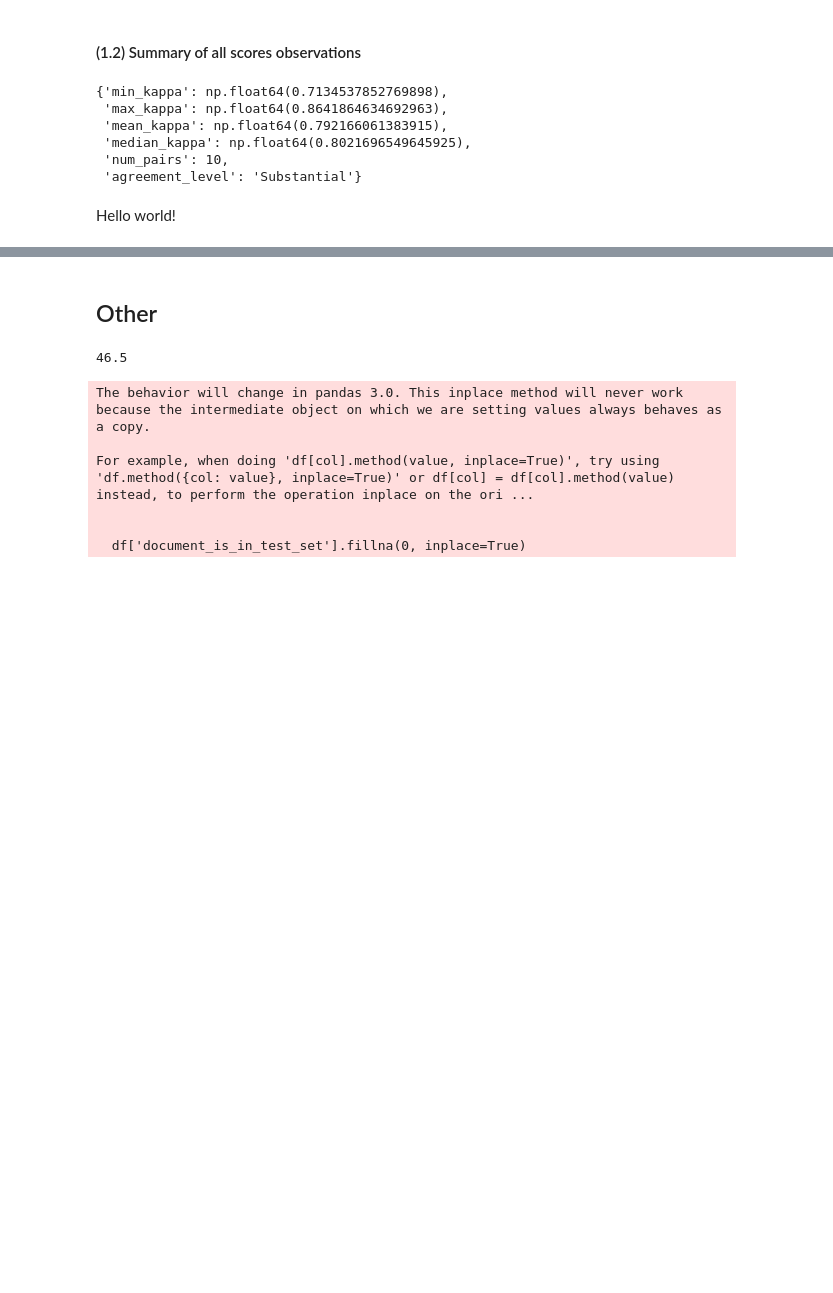
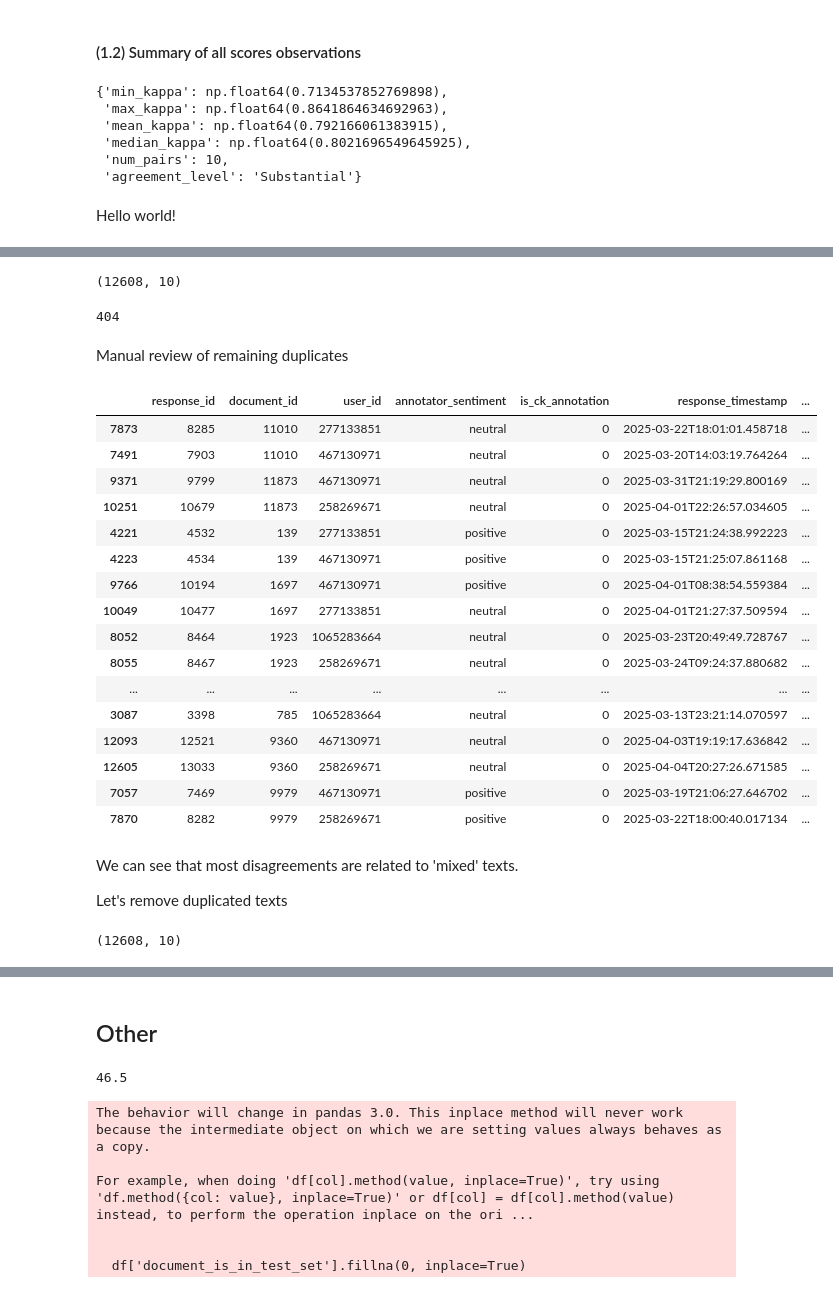
Before and after one commit to ShynkarovUCU/UASocialSentiment, a Jupyter notebook: Final dataset preparation.ipynb, the cells around one changed output, grey strips where cells are left out. Saved outputs shown, nothing was run; the diff lists cells and outputs as text; code cells hidden in the pictures; blank space fills up the shorter version.

```diff
--- a/Final dataset preparation.ipynb
+++ b/Final dataset preparation.ipynb
@@ -274,0 +369,4 @@ Hello world!
+# %%
+filter_array = df.loc[(df['unique_document_id'].isin(documents_cnt['unique_document_id'].unique())) & (df['is_ck_annotation'] == 1), ['unique_document_id']].duplicated()
+# %%
+duplicated_idx = df.loc[(df['unique_document_id'].isin(documents_cnt['unique_document_id'].unique())) & (df['is_ck_annotation'] == 1) & filter_array].index
@@ -274,0 +377,34 @@ Hello world!
+# %%
+df.drop(duplicated_idx, inplace=True)
+# %%
+df.shape
+# %% [output]
+(12608, 10)
+# %%
+13012-12608
+# %% [output]
+404
+# %%
+df.reset_index(drop=True, inplace=True)
+# %% [markdown]
+Manual review of remaining duplicates
+# %%
+df.loc[(df['unique_document_id'].isin(documents_cnt['unique_document_id'].unique())) & (df['is_ck_annotation'] == 0)].sort_values('unique_document_id')
+# %% [output]
+|  | response_id | document_id | user_id | annotator_sentiment | is_ck_annotation | response_timestamp | ... |
+| 7873 | 8285 | 11010 | 277133851 | neutral | 0 | 2025-03-22T18:01:01.458718 | ... |
+| 7491 | 7903 | 11010 | 467130971 | neutral | 0 | 2025-03-20T14:03:19.764264 | ... |
+| 9371 | 9799 | 11873 | 467130971 | neutral | 0 | 2025-03-31T21:19:29.800169 | ... |
+| 10251 | 10679 | 11873 | 258269671 | neutral | 0 | 2025-04-01T22:26:57.034605 | ... |
+| 4221 | 4532 | 139 | 277133851 | positive | 0 | 2025-03-15T21:24:38.992223 | ... |
+| 4223 | 4534 | 139 | 467130971 | positive | 0 | 2025-03-15T21:25:07.861168 | ... |
+| 9766 | 10194 | 1697 | 467130971 | positive | 0 | 2025-04-01T08:38:54.559384 | ... |
+| 10049 | 10477 | 1697 | 277133851 | neutral | 0 | 2025-04-01T21:27:37.509594 | ... |
+| 8052 | 8464 | 1923 | 1065283664 | neutral | 0 | 2025-03-23T20:49:49.728767 | ... |
+| 8055 | 8467 | 1923 | 258269671 | neutral | 0 | 2025-03-24T09:24:37.880682 | ... |
+| ... | ... | ... | ... | ... | ... | ... | ... |
+| 3087 | 3398 | 785 | 1065283664 | neutral | 0 | 2025-03-13T23:21:14.070597 | ... |
+| 12093 | 12521 | 9360 | 467130971 | neutral | 0 | 2025-04-03T19:19:17.636842 | ... |
+| 12605 | 13033 | 9360 | 258269671 | neutral | 0 | 2025-04-04T20:27:26.671585 | ... |
+| 7057 | 7469 | 9979 | 467130971 | positive | 0 | 2025-03-19T21:06:27.646702 | ... |
+| 7870 | 8282 | 9979 | 258269671 | positive | 0 | 2025-03-22T18:00:40.017134 | ... |
@@ -274,0 +427,8 @@ Hello world!
+# %% [markdown]
+We can see that most disagreements are related to 'mixed' texts.
+
+Let's remove duplicated texts
+# %%
+df.shape
+# %% [output]
+(12608, 10)
```
Also changed, not shown: parts of 135 cells of this notebook, 4 other files.
